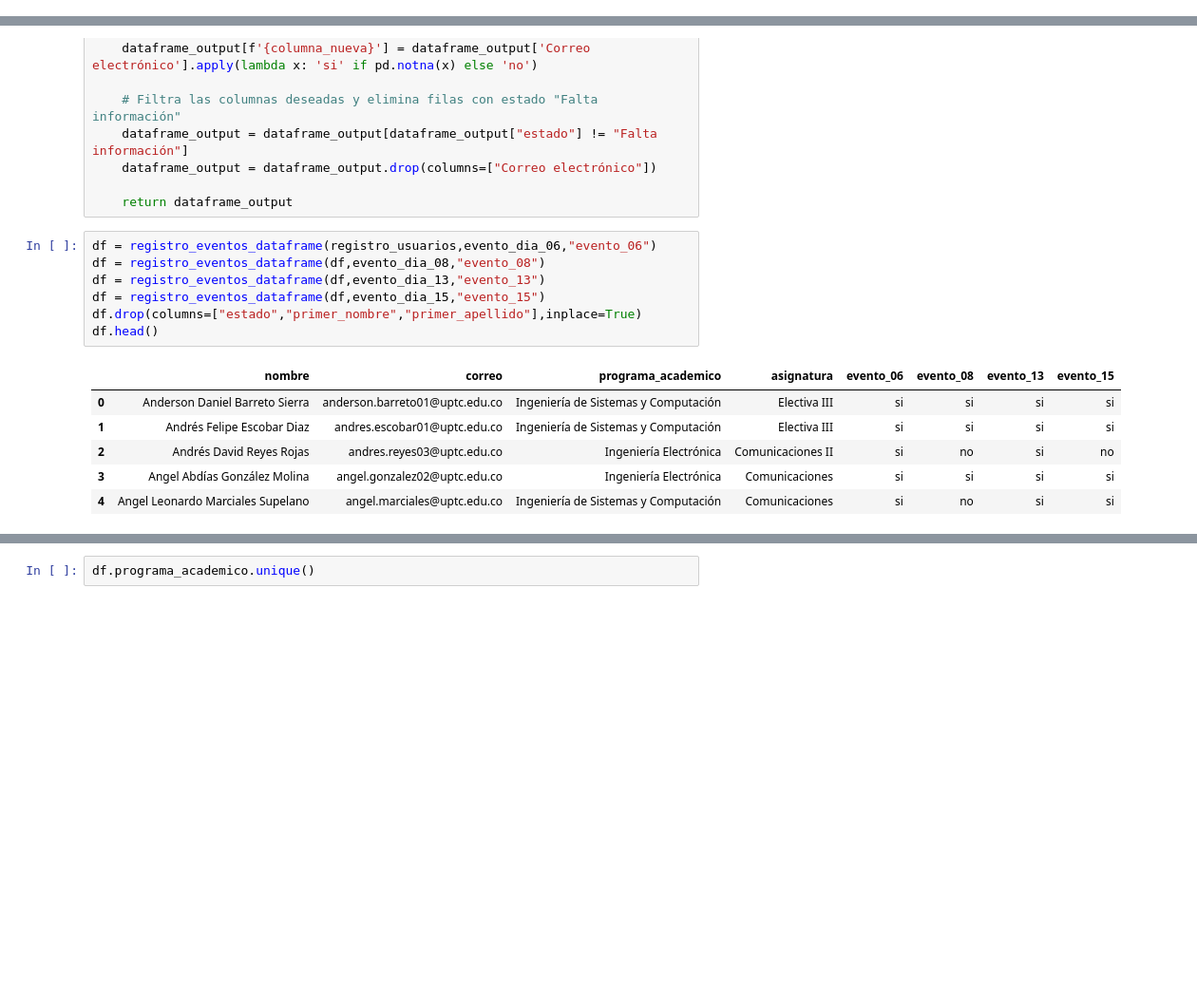
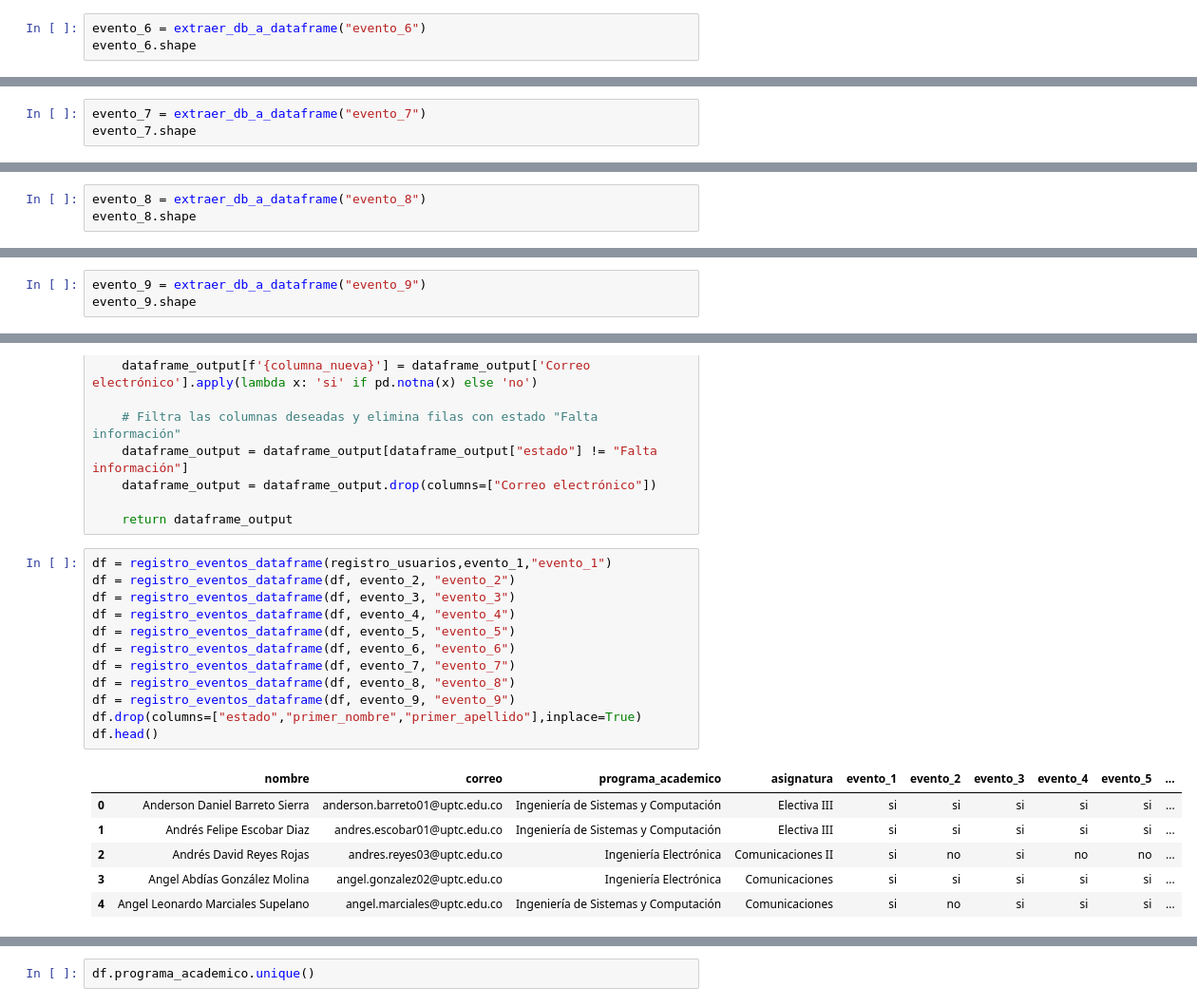
Before and after one commit to JSEB99/dashboard-full-stack, a Jupyter notebook: ETL/src/analisis.ipynb, the cells around one changed output, grey strips where cells are left out. Shown at 95% size. Saved outputs shown, nothing was run; the diff lists cells and outputs as text; blank space fills up the shorter version.

Commit message:
Adding new events and adapt the dashboard to events number

```diff
--- a/ETL/src/analisis.ipynb
+++ b/ETL/src/analisis.ipynb
@@ -58,0 +64,3 @@ evento_dia_15.shape
+# %%
+evento_6 = extraer_db_a_dataframe("evento_6")
+evento_6.shape
@@ -58,0 +69,3 @@ evento_dia_15.shape
+# %%
+evento_7 = extraer_db_a_dataframe("evento_7")
+evento_7.shape
@@ -58,0 +74,3 @@ evento_dia_15.shape
+# %%
+evento_8 = extraer_db_a_dataframe("evento_8")
+evento_8.shape
@@ -58,0 +79,3 @@ evento_dia_15.shape
+# %%
+evento_9 = extraer_db_a_dataframe("evento_9")
+evento_9.shape
@@ -87,17 +117,22 @@ def registro_eventos_dataframe(dataframe_uno,dataframe_dos,columna_nueva):
 
     return dataframe_output
 # %%
-df = registro_eventos_dataframe(registro_usuarios,evento_dia_06,"evento_06")
-df = registro_eventos_dataframe(df,evento_dia_08,"evento_08")
-df = registro_eventos_dataframe(df,evento_dia_13,"evento_13")
-df = registro_eventos_dataframe(df,evento_dia_15,"evento_15")
+df = registro_eventos_dataframe(registro_usuarios,evento_1,"evento_1")
+df = registro_eventos_dataframe(df, evento_2, "evento_2")
+df = registro_eventos_dataframe(df, evento_3, "evento_3")
+df = registro_eventos_dataframe(df, evento_4, "evento_4")
+df = registro_eventos_dataframe(df, evento_5, "evento_5")
+df = registro_eventos_dataframe(df, evento_6, "evento_6")
+df = registro_eventos_dataframe(df, evento_7, "evento_7")
+df = registro_eventos_dataframe(df, evento_8, "evento_8")
+df = registro_eventos_dataframe(df, evento_9, "evento_9")
 df.drop(columns=["estado","primer_nombre","primer_apellido"],inplace=True)
 df.head()
 # %% [output]
-|  | nombre | correo | programa_academico | asignatura | evento_06 | evento_08 | evento_13 | evento_15 |
-| 0 | Anderson Daniel Barreto Sierra | anderson.barreto01@uptc.edu.co | Ingeniería de Sistemas y Computación | Electiva III | si | si | si | si |
-| 1 | Andrés Felipe Escobar Diaz | andres.escobar01@uptc.edu.co | Ingeniería de Sistemas y Computación | Electiva III | si | si | si | si |
-| 2 | Andrés David Reyes Rojas | andres.reyes03@uptc.edu.co | Ingeniería Electrónica | Comunicaciones II | si | no | si | no |
-| 3 | Angel Abdías González Molina | angel.gonzalez02@uptc.edu.co | Ingeniería Electrónica | Comunicaciones | si | si | si | si |
-| 4 | Angel Leonardo Marciales Supelano | angel.marciales@uptc.edu.co | Ingeniería de Sistemas y Computación | Comunicaciones | si | no | si | si |
+|  | nombre | correo | programa_academico | asignatura | evento_1 | evento_2 | evento_3 | evento_4 | evento_5 | ... |
+| 0 | Anderson Daniel Barreto Sierra | anderson.barreto01@uptc.edu.co | Ingeniería de Sistemas y Computación | Electiva III | si | si | si | si | si | ... |
+| 1 | Andrés Felipe Escobar Diaz | andres.escobar01@uptc.edu.co | Ingeniería de Sistemas y Computación | Electiva III | si | si | si | si | si | ... |
+| 2 | Andrés David Reyes Rojas | andres.reyes03@uptc.edu.co | Ingeniería Electrónica | Comunicaciones II | si | no | si | no | no | ... |
+| 3 | Angel Abdías González Molina | angel.gonzalez02@uptc.edu.co | Ingeniería Electrónica | Comunicaciones | si | si | si | si | si | ... |
+| 4 | Angel Leonardo Marciales Supelano | angel.marciales@uptc.edu.co | Ingeniería de Sistemas y Computación | Comunicaciones | si | no | si | si | si | ... |
 # %%
```
Also changed, not shown: parts of 19 cells of this notebook, 19 other files.
